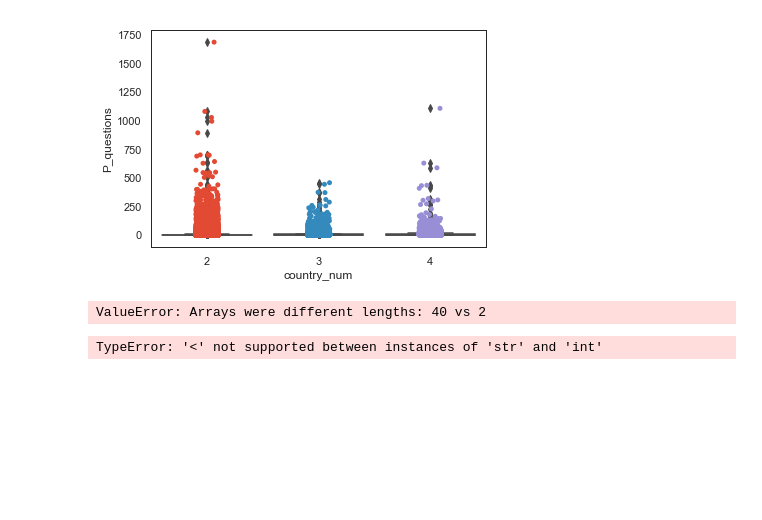
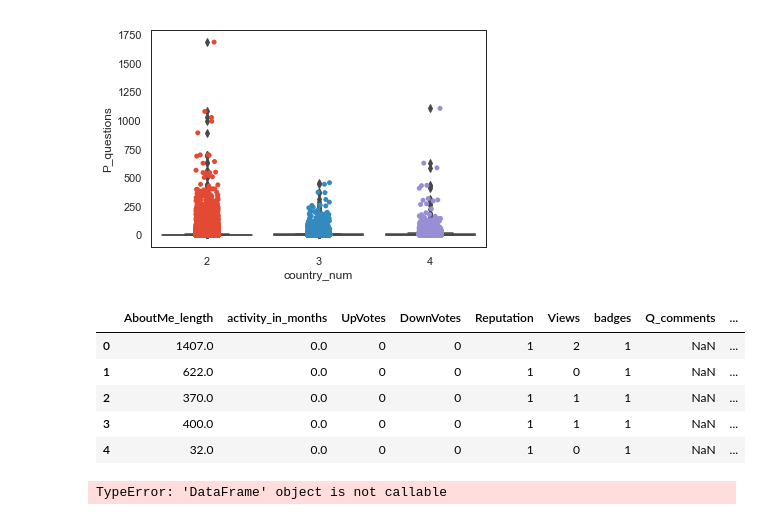
Before and after one commit to zolduoarrati/repos, a Jupyter notebook: Python/Jupyter/ML/classifications.ipynb, the cells around one changed output. Cells and saved outputs as stored; diff of their text form; code cells hidden in the pictures; blank space fills up the shorter version.

```diff
--- a/Python/Jupyter/ML/classifications.ipynb
+++ b/Python/Jupyter/ML/classifications.ipynb
@@ -168,12 +168,19 @@ plt.show()
 # %%
 from scipy.stats import mstats
 %matplotlib inline
-# %%
-filt_df = df.iloc[:,[0,6,7,8,9,10,11,12,13,14,15,16,17]]
-# %% [output]
-ValueError: Arrays were different lengths: 40 vs 2
+# %%
+x = df.iloc[:,2:]
+# %%
+x.head()
+# %% [output]
+|  | AboutMe_length | activity_in_months | UpVotes | DownVotes | Reputation | Views | badges | Q_comments | ... |
+| 0 | 1407.0 | 0.0 | 0 | 0 | 1 | 2 | 1 | NaN | ... |
+| 1 | 622.0 | 0.0 | 0 | 0 | 1 | 0 | 1 | NaN | ... |
+| 2 | 370.0 | 0.0 | 0 | 0 | 1 | 1 | 1 | NaN | ... |
+| 3 | 400.0 | 0.0 | 0 | 0 | 1 | 1 | 1 | NaN | ... |
+| 4 | 32.0 | 0.0 | 0 | 0 | 1 | 0 | 1 | NaN | ... |
 # %%
-transformed_test_data = df(mstats.winsorize(df, limits=[0.05, 0.05]))
+transformed_test_data = x(mstats.winsorize(x, limits=[0.05, 0.05]))
 transformed_test_data.plot()
 # %% [output]
-TypeError: '<' not supported between instances of 'str' and 'int'
+TypeError: 'DataFrame' object is not callable
```
